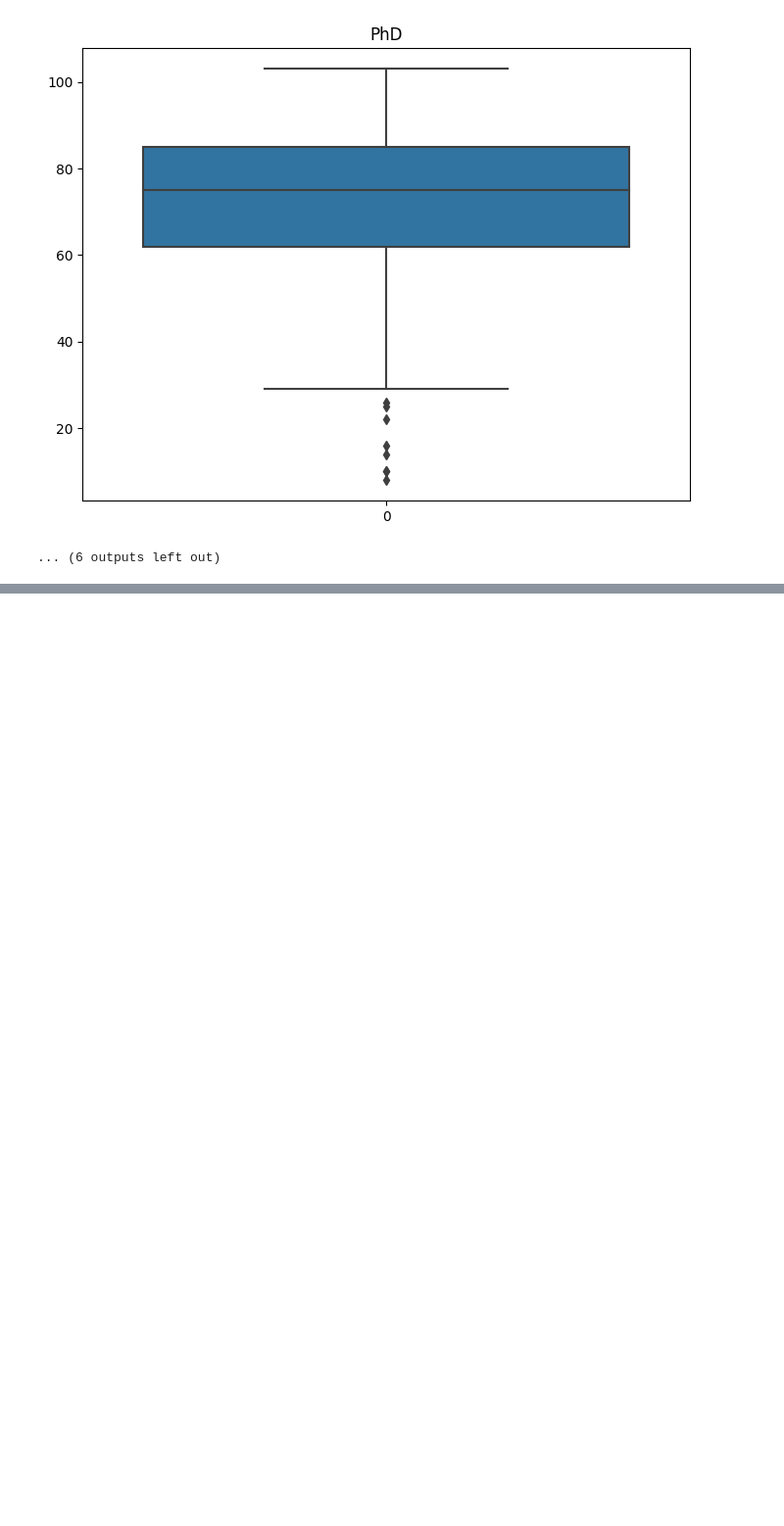
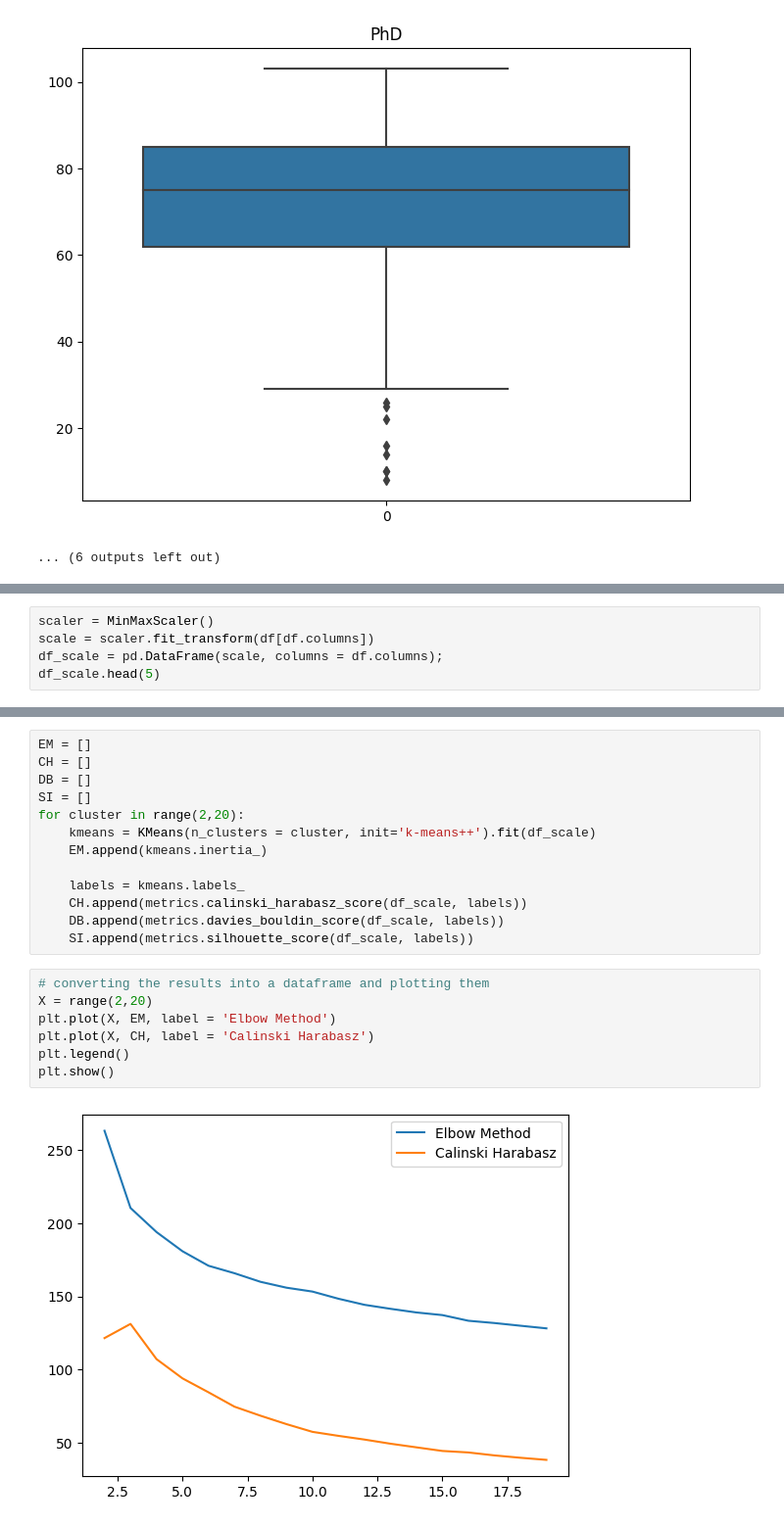
Before and after one commit to gabriel-ferreira-da-silva/K-mean, a Jupyter notebook: K_means_and_K_medoids.ipynb, the cells around one changed output, grey strips where cells are left out. Shown at 98% size. Cells and saved outputs as stored; diff of their text form; blank space fills up the shorter version.

```diff
--- a/K_means_and_K_medoids.ipynb
+++ b/K_means_and_K_medoids.ipynb
@@ -132,0 +231,5 @@ for i in range(0, 18 ):
+# %%
+scaler = MinMaxScaler()
+scale = scaler.fit_transform(df[df.columns])
+df_scale = pd.DataFrame(scale, columns = df.columns);
+df_scale.head(5)
@@ -132,0 +243,22 @@ for i in range(0, 18 ):
+# %%
+EM = []
+CH = []
+DB = []
+SI = []
+for cluster in range(2,20):
+    kmeans = KMeans(n_clusters = cluster, init='k-means++').fit(df_scale)
+    EM.append(kmeans.inertia_)
+
+    labels = kmeans.labels_
+    CH.append(metrics.calinski_harabasz_score(df_scale, labels))
+    DB.append(metrics.davies_bouldin_score(df_scale, labels))
+    SI.append(metrics.silhouette_score(df_scale, labels))
+# %%
+# converting the results into a dataframe and plotting them
+X = range(2,20)
+plt.plot(X, EM, label = 'Elbow Method')
+plt.plot(X, CH, label = 'Calinski Harabasz')
+plt.legend()
+plt.show()
+# %% [output]
+[figure, added]
```
Also changed, not shown: parts of 18 cells of this notebook.
